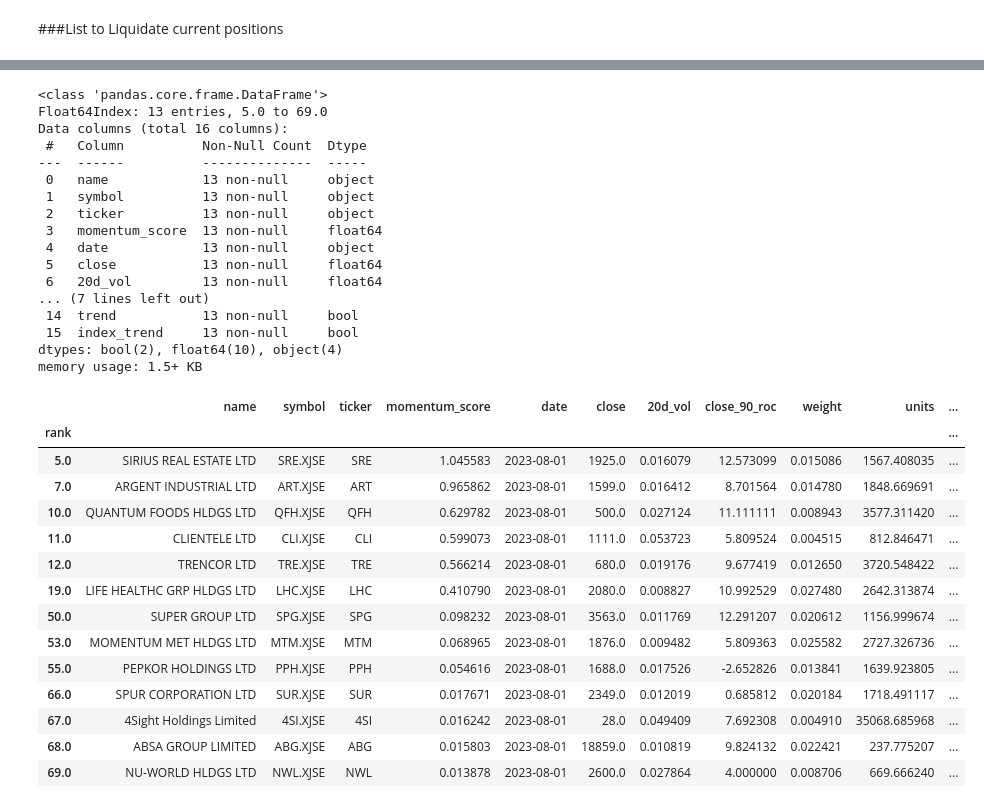
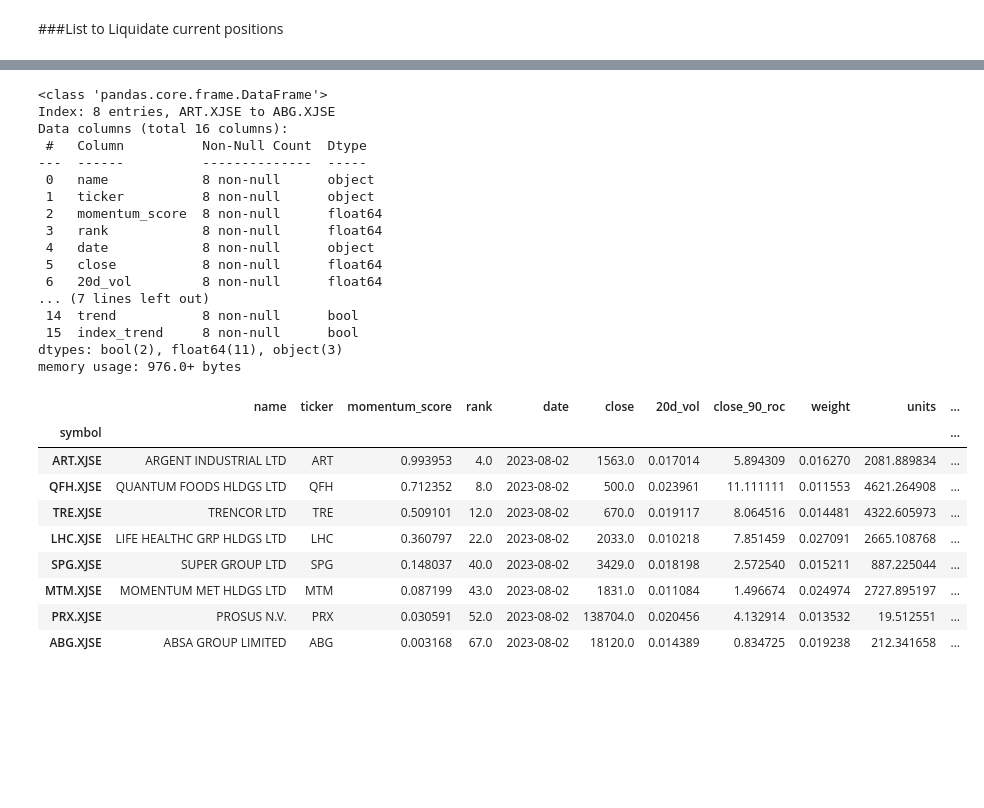
Before and after one commit to helmieresearch/helmieresearch, a Jupyter notebook: Momentum_Ranking_Model.ipynb, the cells around one changed output, grey strips where cells are left out. Drawn from its saved outputs; the diff is of its cells as text; code cells hidden in the pictures; blank space fills up the shorter version.

```diff
--- a/Momentum_Ranking_Model.ipynb
+++ b/Momentum_Ranking_Model.ipynb
@@ -28,8 +77,8 @@ Settings
 portfolio_value = 2000.00
 perf_last_month = 2000.00
 start = "2020-01-01"
-end = "2023-08-03"
-ranking_day = "2023-08-01"
+end = "2023-08-04"
+ranking_day = "2023-08-02"
 
 # Storing today's date into a variable
 today = date.today()
@@ -729,5 +747,7 @@ remove
 # %%
 now = newpf[~newpf['ticker'].isin(dfnew['ticker'])]
-now.set_index("rank", inplace=True)
+now.set_index("ticker", inplace=True)
+now.info()
+rebalance = now ["symbol"].tolist()
 now
 # %% [output]
@@ -781,9 +796,7 @@ sum_inv_vol2 =inv_vol2.sum()
 vol_targets2 = inv_vol2 / sum_inv_vol2
 final_weights2["weight"] = vol_targets2
 
-final_weights2.set_index('rank', inplace=True)
-
-#final_list = pd.concat([rt,ranking_list], axis=1, join='inner')
+final_weights2.set_index('symbol', inplace=True)
 
 stockprice2 = final_weights2["close"] / 100
 pos_weight2 = portfolio_value2 * final_weights2["weight"]
@@ -823,37 +836,32 @@ See the caveats in the documentation: https://pandas.pydata.org/pandas-docs/stab
 # %%
-rebalance1 =final_weights2[final_weights2['ticker'].isin(now['ticker'])]
+rebalance1 =final_weights2[final_weights2['name'].isin(now['name'])]
 rebalance1 .info()
 rebalance1
 # %% [output]
 <class 'pandas.core.frame.DataFrame'>
-Float64Index: 13 entries, 5.0 to 69.0
+Index: 8 entries, ART.XJSE to ABG.XJSE
 Data columns (total 16 columns):
  #   Column          Non-Null Count  Dtype
 ---  ------          --------------  -----
- 0   name            13 non-null     object
- 1   symbol          13 non-null     object
- 2   ticker          13 non-null     object
- 3   momentum_score  13 non-null     float64
- 4   date            13 non-null     object
- 5   close           13 non-null     float64
- 6   20d_vol         13 non-null     float64
+ 0   name            8 non-null      object
+ 1   ticker          8 non-null      object
+ 2   momentum_score  8 non-null      float64
+ 3   rank            8 non-null      float64
+ 4   date            8 non-null      object
+ 5   close           8 non-null      float64
+ 6   20d_vol         8 non-null      float64
 ... (7 lines left out)
- 14  trend           13 non-null     bool
- 15  index_trend     13 non-null     bool
-dtypes: bool(2), float64(10), object(4)
-memory usage: 1.5+ KB
+ 14  trend           8 non-null      bool
+ 15  index_trend     8 non-null      bool
+dtypes: bool(2), float64(11), object(3)
+memory usage: 976.0+ bytes
-|  | name | symbol | ticker | momentum_score | date | close | 20d_vol | close_90_roc | weight | units | ... |
-| rank |  |  |  |  |  |  |  |  |  |  | ... |
-| 5.0 | SIRIUS REAL ESTATE LTD | SRE.XJSE | SRE | 1.045583 | 2023-08-01 | 1925.0 | 0.016079 | 12.573099 | 0.015086 | 1567.408035 | ... |
-| 7.0 | ARGENT INDUSTRIAL LTD | ART.XJSE | ART | 0.965862 | 2023-08-01 | 1599.0 | 0.016412 | 8.701564 | 0.014780 | 1848.669691 | ... |
-| 10.0 | QUANTUM FOODS HLDGS LTD | QFH.XJSE | QFH | 0.629782 | 2023-08-01 | 500.0 | 0.027124 | 11.111111 | 0.008943 | 3577.311420 | ... |
-| 11.0 | CLIENTELE LTD | CLI.XJSE | CLI | 0.599073 | 2023-08-01 | 1111.0 | 0.053723 | 5.809524 | 0.004515 | 812.846471 | ... |
-| 12.0 | TRENCOR LTD | TRE.XJSE | TRE | 0.566214 | 2023-08-01 | 680.0 | 0.019176 | 9.677419 | 0.012650 | 3720.548422 | ... |
-| 19.0 | LIFE HEALTHC GRP HLDGS LTD | LHC.XJSE | LHC | 0.410790 | 2023-08-01 | 2080.0 | 0.008827 | 10.992529 | 0.027480 | 2642.313874 | ... |
-| 50.0 | SUPER GROUP LTD | SPG.XJSE | SPG | 0.098232 | 2023-08-01 | 3563.0 | 0.011769 | 12.291207 | 0.020612 | 1156.999674 | ... |
-| 53.0 | MOMENTUM MET HLDGS LTD | MTM.XJSE | MTM | 0.068965 | 2023-08-01 | 1876.0 | 0.009482 | 5.809363 | 0.025582 | 2727.326736 | ... |
-| 55.0 | PEPKOR HOLDINGS LTD | PPH.XJSE | PPH | 0.054616 | 2023-08-01 | 1688.0 | 0.017526 | -2.652826 | 0.013841 | 1639.923805 | ... |
-| 66.0 | SPUR CORPORATION LTD | SUR.XJSE | SUR | 0.017671 | 2023-08-01 | 2349.0 | 0.012019 | 0.685812 | 0.020184 | 1718.491117 | ... |
-| 67.0 | 4Sight Holdings Limited | 4SI.XJSE | 4SI | 0.016242 | 2023-08-01 | 28.0 | 0.049409 | 7.692308 | 0.004910 | 35068.685968 | ... |
-| 68.0 | ABSA GROUP LIMITED | ABG.XJSE | ABG | 0.015803 | 2023-08-01 | 18859.0 | 0.010819 | 9.824132 | 0.022421 | 237.775207 | ... |
-| 69.0 | NU-WORLD HLDGS LTD | NWL.XJSE | NWL | 0.013878 | 2023-08-01 | 2600.0 | 0.027864 | 4.000000 | 0.008706 | 669.666240 | ... |
+|  | name | ticker | momentum_score | rank | date | close | 20d_vol | close_90_roc | weight | units | ... |
+| symbol |  |  |  |  |  |  |  |  |  |  | ... |
+| ART.XJSE | ARGENT INDUSTRIAL LTD | ART | 0.993953 | 4.0 | 2023-08-02 | 1563.0 | 0.017014 | 5.894309 | 0.016270 | 2081.889834 | ... |
+| QFH.XJSE | QUANTUM FOODS HLDGS LTD | QFH | 0.712352 | 8.0 | 2023-08-02 | 500.0 | 0.023961 | 11.111111 | 0.011553 | 4621.264908 | ... |
+| TRE.XJSE | TRENCOR LTD | TRE | 0.509101 | 12.0 | 2023-08-02 | 670.0 | 0.019117 | 8.064516 | 0.014481 | 4322.605973 | ... |
+| LHC.XJSE | LIFE HEALTHC GRP HLDGS LTD | LHC | 0.360797 | 22.0 | 2023-08-02 | 2033.0 | 0.010218 | 7.851459 | 0.027091 | 2665.108768 | ... |
+| SPG.XJSE | SUPER GROUP LTD | SPG | 0.148037 | 40.0 | 2023-08-02 | 3429.0 | 0.018198 | 2.572540 | 0.015211 | 887.225044 | ... |
+| MTM.XJSE | MOMENTUM MET HLDGS LTD | MTM | 0.087199 | 43.0 | 2023-08-02 | 1831.0 | 0.011084 | 1.496674 | 0.024974 | 2727.895197 | ... |
+| PRX.XJSE | PROSUS N.V. | PRX | 0.030591 | 52.0 | 2023-08-02 | 138704.0 | 0.020456 | 4.132914 | 0.013532 | 19.512551 | ... |
+| ABG.XJSE | ABSA GROUP LIMITED | ABG | 0.003168 | 67.0 | 2023-08-02 | 18120.0 | 0.014389 | 0.834725 | 0.019238 | 212.341658 | ... |
```
Also changed, not shown: parts of 25 cells of this notebook.
